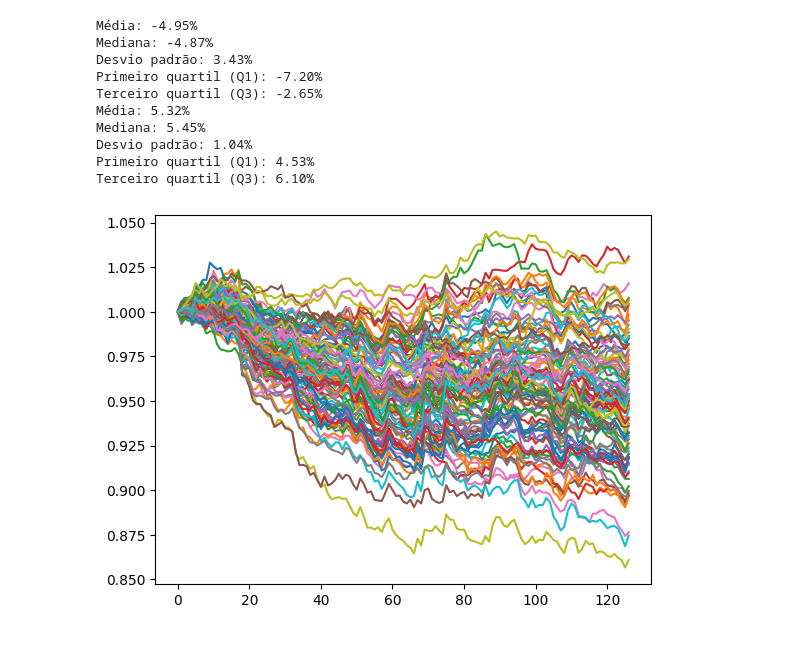
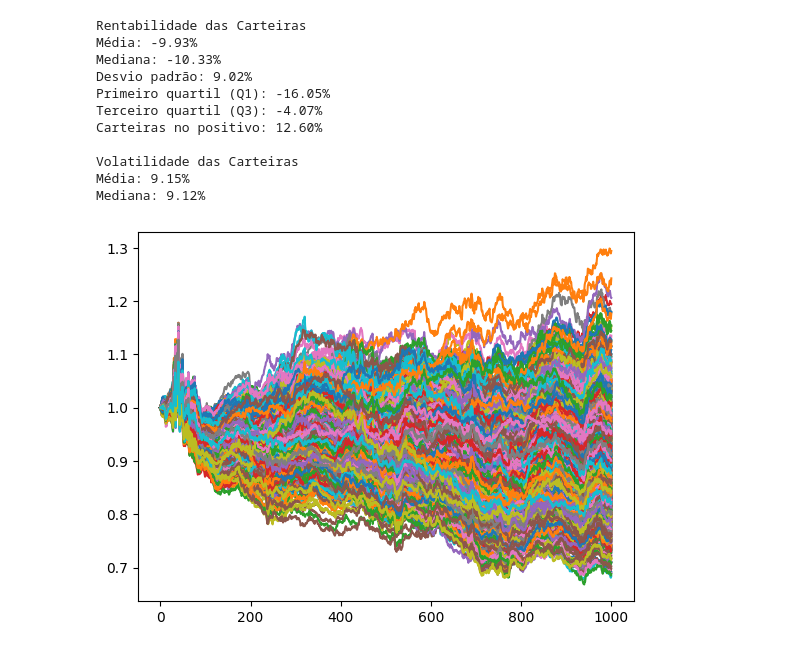
Before and after one commit to gassuncao27/quant_research_2023, a Jupyter notebook: hedge_ibovespa.ipynb, the cells around one changed output. Drawn from its saved outputs; the diff is of its cells as text; code cells hidden in the pictures.

Commit message:
Random Wallet againt IBOV

```diff
--- a/hedge_ibovespa.ipynb
+++ b/hedge_ibovespa.ipynb
@@ -39,7 +39,6 @@ def get_data(date_end, historical_days, wallet_stocks):
 
 def get_returns(price_data):
     return_data = np.zeros((price_data.shape[0]-1, price_data.shape[1]))
-
     for column in range(return_data.shape[1]):
         for row in range(return_data.shape[0]):
             return_data[row, column] = (price_data[row+1, column] /
@@ -75,4 +74,24 @@ def cota_to_return(cotizacao):
     for i in range(1, len(cotizacao)):
         retorno_cota.append(cotizacao[i] / cotizacao[i-1] -1)
     return  np.array(retorno_cota)
+
+
+def wallet_return(return_data, stocks_portfolio, positions, total_capital):
+    # return shape = 126, 15 // position shape 15
+    return_wallet = []
+    for i in range(return_data.shape[0]):
+        daily_returns = positions * return_data[i, :]
+        return_wallet.append(np.sum(daily_returns) / total_capital)
+        positions = positions + daily_returns
+        total_capital = np.sum(positions)
+    return np.array(return_wallet)
+
+# stock list treatment
+historico_dias = 1000
+df = pd.read_excel('ibovespa_composition.xlsx')
+ibovespa_stocks = np.array(df['CODIGOS'])
+price_hist, date_hist = get_data('2024-01-31', historico_dias, ibovespa_stocks)
+stocks_delete = np.where(price_hist[0, :] == 0)
+ibovespa_stocks = np.delete(ibovespa_stocks, stocks_delete[0], axis=0)
+qtd_stocks = len(ibovespa_stocks)
 # %%
@@ -210,10 +201,5 @@ Volatilidade ibovespa: 15.19%
 # %%
-df = pd.read_excel('ibovespa_composition.xlsx')
-ibovespa_stocks = np.array(df['CODIGOS'])
-qtd_stocks = len(ibovespa_stocks)
-
 tamanho_portfolio = 15
-iteracoes = 100
 cota_iteracoes = []
 vol_cotas = []
 for interacao in range(iteracoes):
@@ -226,7 +212,6 @@ for interacao in range(iteracoes):
 
     # collect price data
     price_hist, date_hist = get_data('2024-01-31', historico_dias, portfolio)
-    np.ones(46, dtype=int)
     returns = get_returns(price_hist)
 
     if np.where(price_hist[0, :] == 0)[0].size != 0:
@@ -257,44 +242,46 @@ vol_cotas = np.array(vol_cotas)
 
 plt.plot(cotas);
 
 array_registros = rent_cotas
 
 indices = np.arange(len(array_registros))
 media = np.mean(array_registros)  # Média
 mediana = np.median(array_registros)  # Mediana
 desvio_padrao = np.std(array_registros)  # Desvio padrão
 q1 = np.percentile(array_registros, 25)  # Primeiro quartil (25%)
 q3 = np.percentile(array_registros, 75)  # Terceiro quartil (75%)
 
+print("Rentabilidade das Carteiras")
 print("Média: %.2f%% " % (media * 100))
 print("Mediana: %.2f%% " % (mediana * 100))
 print("Desvio padrão: %.2f%% " % (desvio_padrao * 100))
 print("Primeiro quartil (Q1): %.2f%% " % (q1 * 100))
 print("Terceiro quartil (Q3): %.2f%% " % (q3 * 100))
+print("Carteiras no positivo: %.2f%% " % (np.sum(array_registros > 0) / len(array_registros) * 100))
+print(" ")
 
 array_registros = vol_cotas
 
 indices = np.arange(len(array_registros))
 media = np.mean(array_registros)  # Média
 mediana = np.median(array_registros)  # Mediana
 desvio_padrao = np.std(array_registros)  # Desvio padrão
 q1 = np.percentile(array_registros, 25)  # Primeiro quartil (25%)
 q3 = np.percentile(array_registros, 75)  # Terceiro quartil (75%)
 
+print("Volatilidade das Carteiras")
 print("Média: %.2f%% " % (media * 100))
 print("Mediana: %.2f%% " % (mediana * 100))
-print("Desvio padrão: %.2f%% " % (desvio_padrao * 100))
-print("Primeiro quartil (Q1): %.2f%% " % (q1 * 100))
-print("Terceiro quartil (Q3): %.2f%% " % (q3 * 100))
 # %% [output]
-Média: -4.95%
-Mediana: -4.87%
-Desvio padrão: 3.43%
-Primeiro quartil (Q1): -7.20%
-Terceiro quartil (Q3): -2.65%
-Média: 5.32%
-Mediana: 5.45%
-Desvio padrão: 1.04%
-Primeiro quartil (Q1): 4.53%
-Terceiro quartil (Q3): 6.10%
+Rentabilidade das Carteiras
+Média: -9.93%
+Mediana: -10.33%
+Desvio padrão: 9.02%
+Primeiro quartil (Q1): -16.05%
+Terceiro quartil (Q3): -4.07%
+Carteiras no positivo: 12.60%
+
+Volatilidade das Carteiras
+Média: 9.15%
+Mediana: 9.12%
-[figure, old version]
+[figure, new version]
```
Also changed, not shown: parts of 6 cells of this notebook, 1 other file.
